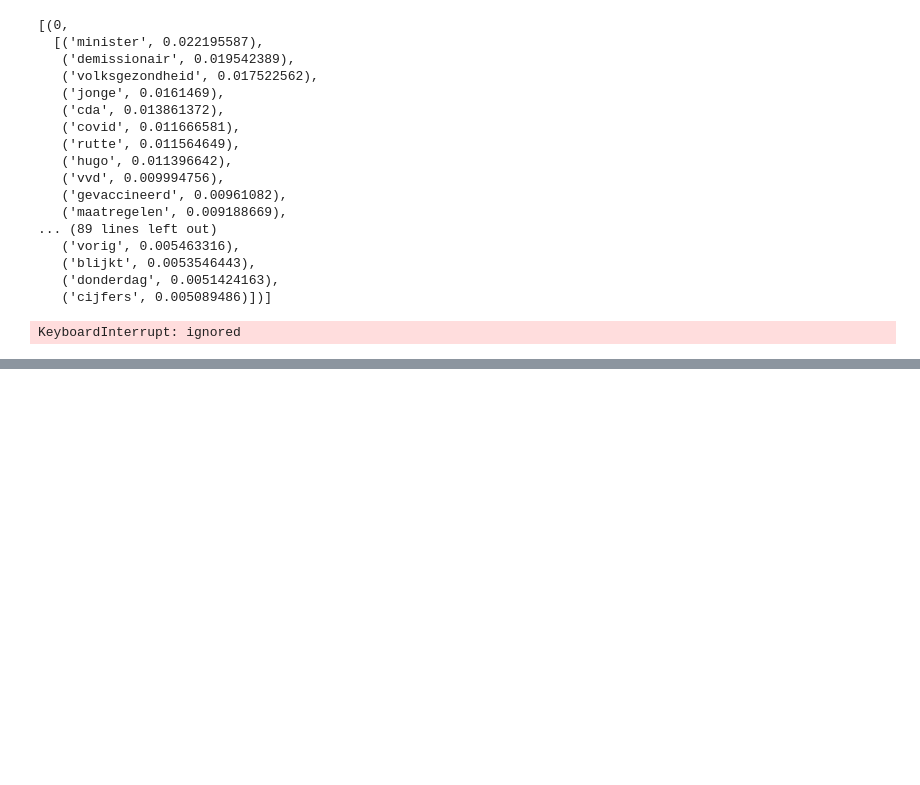
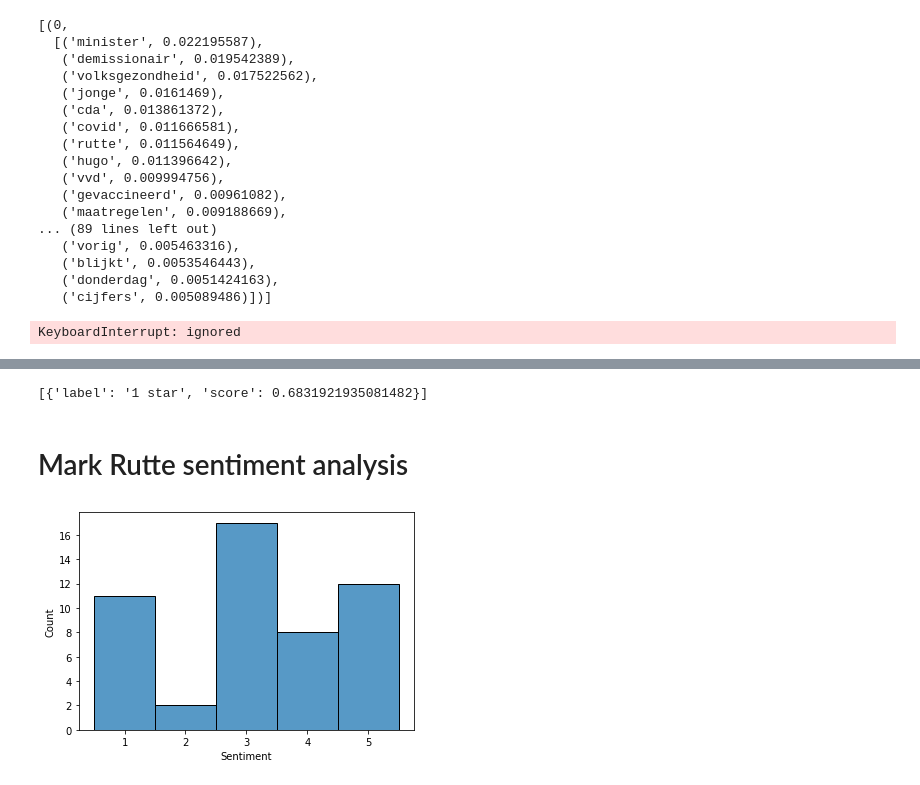
Before and after one commit to Chris-Congleton/MSc-Thesis, a Jupyter notebook: Analysis/TextGeneration.ipynb, the cells around one changed output, grey strips where cells are left out. Cells and saved outputs as stored; diff of their text form; code cells hidden in the pictures; blank space fills up the shorter version.

```diff
--- a/Analysis/TextGeneration.ipynb
+++ b/Analysis/TextGeneration.ipynb
@@ -1625,0 +1851,41 @@ lda_analysis(general_sample, 'drive/MyDrive/CS/Thesis/GPT2/LDA-coronabeleid-NRC.
+# %%
+from transformers import AutoTokenizer, AutoModelForSequenceClassification
+
+tokenizer = AutoTokenizer.from_pretrained("nlptown/bert-base-multilingual-uncased-sentiment")
+
+model = AutoModelForSequenceClassification.from_pretrained("nlptown/bert-base-multilingual-uncased-sentiment")
+# %%
+from transformers import TextClassificationPipeline
+
+pipe = TextClassificationPipeline(model=model, tokenizer=tokenizer)
+# %%
+print(pipe(["Vanwege Mark Rutte is er nog niet gereageerd op de coronapandemie. Hij noemde het “onvoldoende om te reageren� en twitterde in reactie: “Ik heb mijn excuses voor deze onacceptabele situatie"]))
+# %% [output]
+[{'label': '1 star', 'score': 0.6831921935081482}]
+# %%
+def gen2text(gen):
+  text = []
+  for v in gen:
+    text.append(v['generated_text'])
+
+  return text
+# %%
+def sample_sentiment(sample):
+  sample = gen2text(sample)
+  sentiment = []
+  score = []
+  for s in sample:
+    evaluation = pipe([s])
+    sentiment.append(evaluation[0]['label'][0])
+    score.append(evaluation[0]['score'])
+
+  df_sentiment = pd.DataFrame(list(zip(sentiment, score)),
+                              columns =['Sentiment', 'Score'])
+  df_sentiment = df_sentiment.sort_values(by='Sentiment')
+  sns.histplot(data=df_sentiment, x="Sentiment")
+# %% [markdown]
+# Mark Rutte sentiment analysis
+# %%
+sample_sentiment(sample_Trouw_MarkRutte)
+# %% [output]
+[figure, added]
```
Also changed, not shown: parts of 50 cells of this notebook.
